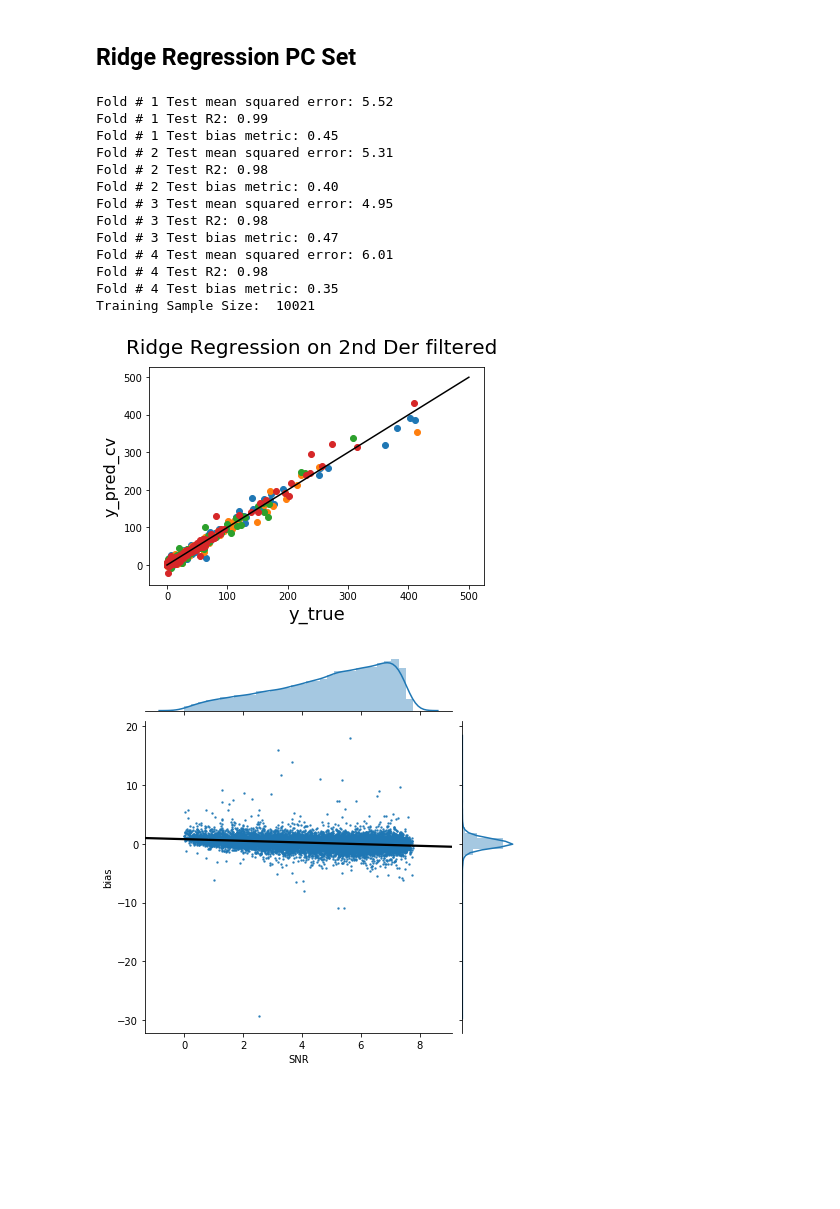
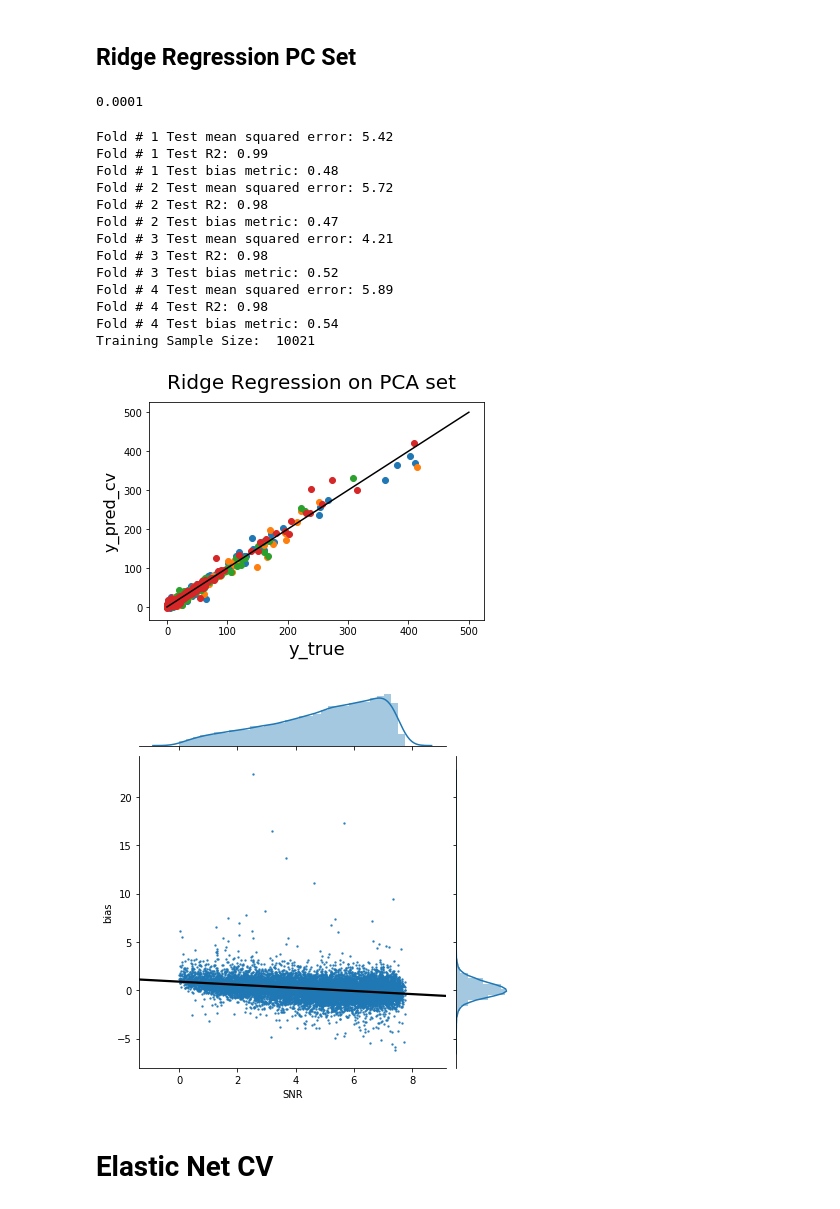
Before and after one commit to zweili/ml_project_2, a Jupyter notebook: Final Notebook.ipynb, the cells around one changed output. Cells and saved outputs as stored; diff of their text form; code cells hidden in the pictures; blank space fills up the shorter version.

```diff
--- a/Final Notebook.ipynb
+++ b/Final Notebook.ipynb
@@ -526,20 +532,27 @@ Fold # 3 Test bias metric: 0.58
 # %% [markdown]
 ## Ridge Regression PC Set
+# %%
+rdge.fit(pca_tr,y_tr)
+print(rdge.alpha_)
+# %% [output]
+0.0001
 # %%
-MSE_ridge_pca,R2_ridge_pca,Biasm_ridge_pca,train_size = cross_validation_random(pd.DataFrame(pca_tr),y_tr,df_OCU_tr,'Ridge(alpha=1e-6)','Ridge Regression on PCA set',4) #Raw model
+MSE_ridge_pca,R2_ridge_pca,Biasm_ridge_pca,train_size = cross_validation_random(pd.DataFrame(pca_tr),y_tr,df_OCU_tr,'Ridge(alpha=1e-4)','Ridge Regression on PCA set',4) #Raw model
 # %% [output]
-Fold # 1 Test mean squared error: 5.52
+Fold # 1 Test mean squared error: 5.42
 Fold # 1 Test R2: 0.99
-Fold # 1 Test bias metric: 0.45
-Fold # 2 Test mean squared error: 5.31
+Fold # 1 Test bias metric: 0.48
+Fold # 2 Test mean squared error: 5.72
 Fold # 2 Test R2: 0.98
-Fold # 2 Test bias metric: 0.40
-Fold # 3 Test mean squared error: 4.95
+Fold # 2 Test bias metric: 0.47
+Fold # 3 Test mean squared error: 4.21
 Fold # 3 Test R2: 0.98
-Fold # 3 Test bias metric: 0.47
-Fold # 4 Test mean squared error: 6.01
+Fold # 3 Test bias metric: 0.52
+Fold # 4 Test mean squared error: 5.89
 Fold # 4 Test R2: 0.98
-Fold # 4 Test bias metric: 0.35
+Fold # 4 Test bias metric: 0.54
 Training Sample Size:  10021
-[figure, old version]
+[figure, new version]
-[figure, old version]
+[figure, new version]
+# %% [markdown]
+# Elastic Net CV
```
Also changed, not shown: parts of 1 cell of this notebook.
